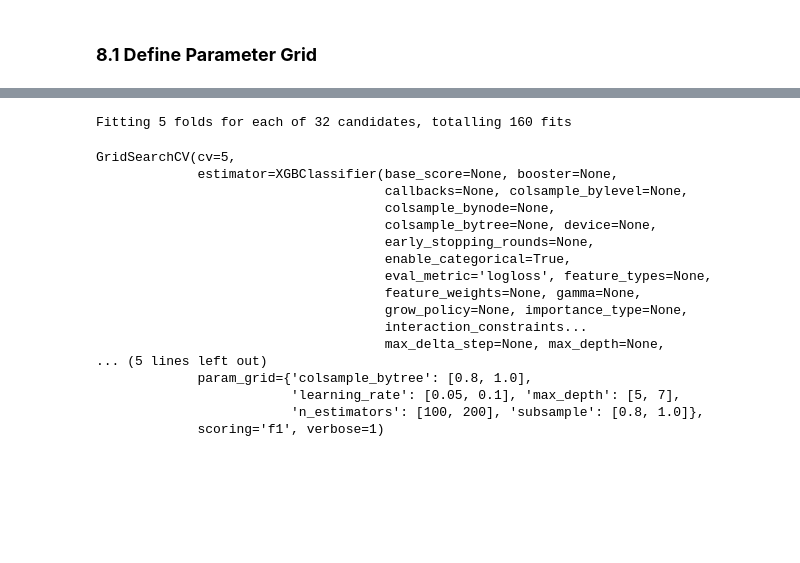
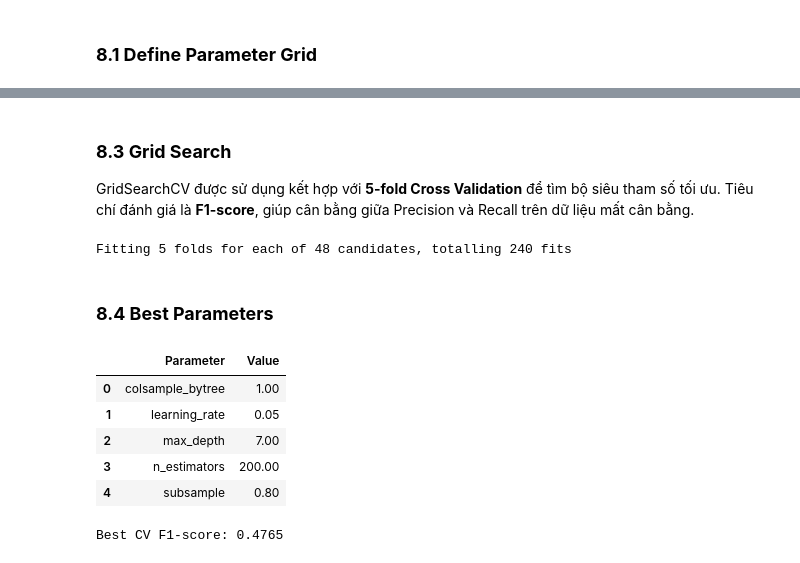
Before and after one commit to Nhungktn/Diabetes-Risk-Prediction, a Jupyter notebook: Diabetes_Risk_Prediction.ipynb, the cells around one changed output, grey strips where cells are left out. Cells and saved outputs as stored; diff of their text form; code cells hidden in the pictures; blank space fills up the shorter version.

Commit message:
feat: implement XGBoost tuning and final model evaluation

```diff
--- a/Diabetes_Risk_Prediction.ipynb
+++ b/Diabetes_Risk_Prediction.ipynb
@@ -1413,40 +1413,58 @@ param_grid = {
 # %%
+from sklearn.model_selection import GridSearchCV
 from xgboost import XGBClassifier
 
 scale_pos_weight = (y_train == 0).sum() / (y_train == 1).sum()
 
-xgb = XGBClassifier(
+xgb_tuned = XGBClassifier(
+    objective="binary:logistic",
+    eval_metric="logloss",
     random_state=42,
-    eval_metric="logloss",
     scale_pos_weight=scale_pos_weight
 )
 
-grid_search = GridSearchCV(
-    estimator=xgb,
-    param_grid=param_grid,
-    scoring="f1",
-    cv=5,
-    n_jobs=-1,
-    verbose=1
-)
-
-grid_search.fit(X_train_scaled, y_train)
+param_grid = {
+    "n_estimators": [100, 200],
+    "max_depth": [3, 5, 7],
+    "learning_rate": [0.05, 0.1],
+    "subsample": [0.8, 1.0],
+    "colsample_bytree": [0.8, 1.0]
+}
-# %% [output]
-Fitting 5 folds for each of 32 candidates, totalling 160 fits
-GridSearchCV(cv=5,
-             estimator=XGBClassifier(base_score=None, booster=None,
-                                     callbacks=None, colsample_bylevel=None,
-                                     colsample_bynode=None,
-                                     colsample_bytree=None, device=None,
-                                     early_stopping_rounds=None,
-                                     enable_categorical=True,
-                                     eval_metric='logloss', feature_types=None,
-                                     feature_weights=None, gamma=None,
-                                     grow_policy=None, importance_type=None,
-                                     interaction_constraints...
-                                     max_delta_step=None, max_depth=None,
-... (5 lines left out)
-             param_grid={'colsample_bytree': [0.8, 1.0],
-                         'learning_rate': [0.05, 0.1], 'max_depth': [5, 7],
-                         'n_estimators': [100, 200], 'subsample': [0.8, 1.0]},
-             scoring='f1', verbose=1)
+# %% [markdown]
+### **8.3 Grid Search**
+
+GridSearchCV được sử dụng kết hợp với **5-fold Cross Validation** để tìm bộ siêu tham số tối ưu. Tiêu chí đánh giá là **F1-score**, giúp cân bằng giữa Precision và Recall trên dữ liệu mất cân bằng.
+# %%
+grid_search = GridSearchCV(
+    estimator=xgb_tuned,
+    param_grid=param_grid,
+    scoring="f1",
+    cv=5,
+    n_jobs=-1,
+    verbose=1
+)
+
+grid_search.fit(X_train_scaled, y_train)
+
+best_xgb = grid_search.best_estimator_
+# %% [output]
+Fitting 5 folds for each of 48 candidates, totalling 240 fits
+# %% [markdown]
+### **8.4 Best Parameters**
+# %%
+best_params = pd.DataFrame(
+    grid_search.best_params_.items(),
+    columns=["Parameter", "Value"]
+)
+
+display(best_params)
+
+print(f"Best CV F1-score: {grid_search.best_score_:.4f}")
+# %% [output]
+|  | Parameter | Value |
+| 0 | colsample_bytree | 1.00 |
+| 1 | learning_rate | 0.05 |
+| 2 | max_depth | 7.00 |
+| 3 | n_estimators | 200.00 |
+| 4 | subsample | 0.80 |
+Best CV F1-score: 0.4765
```
Also changed, not shown: parts of 15 cells of this notebook.
